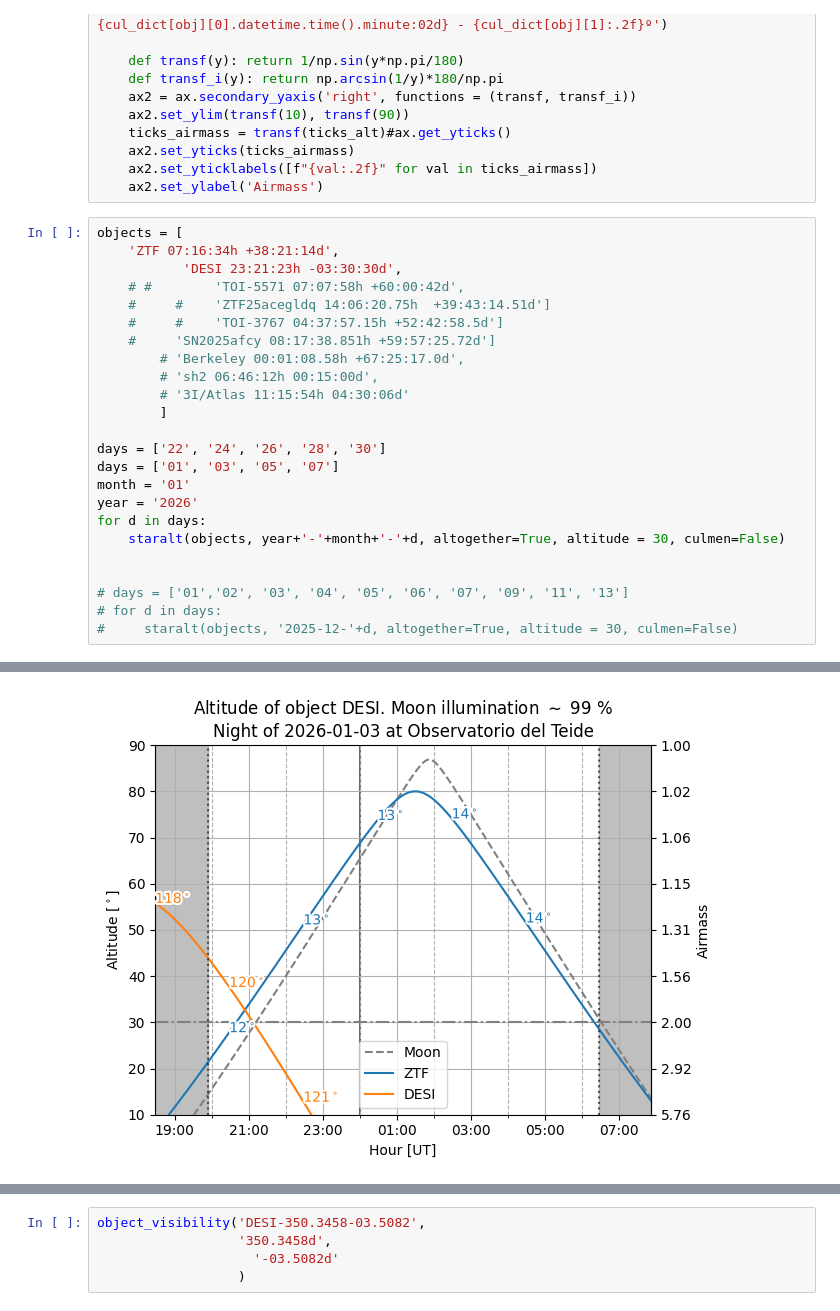
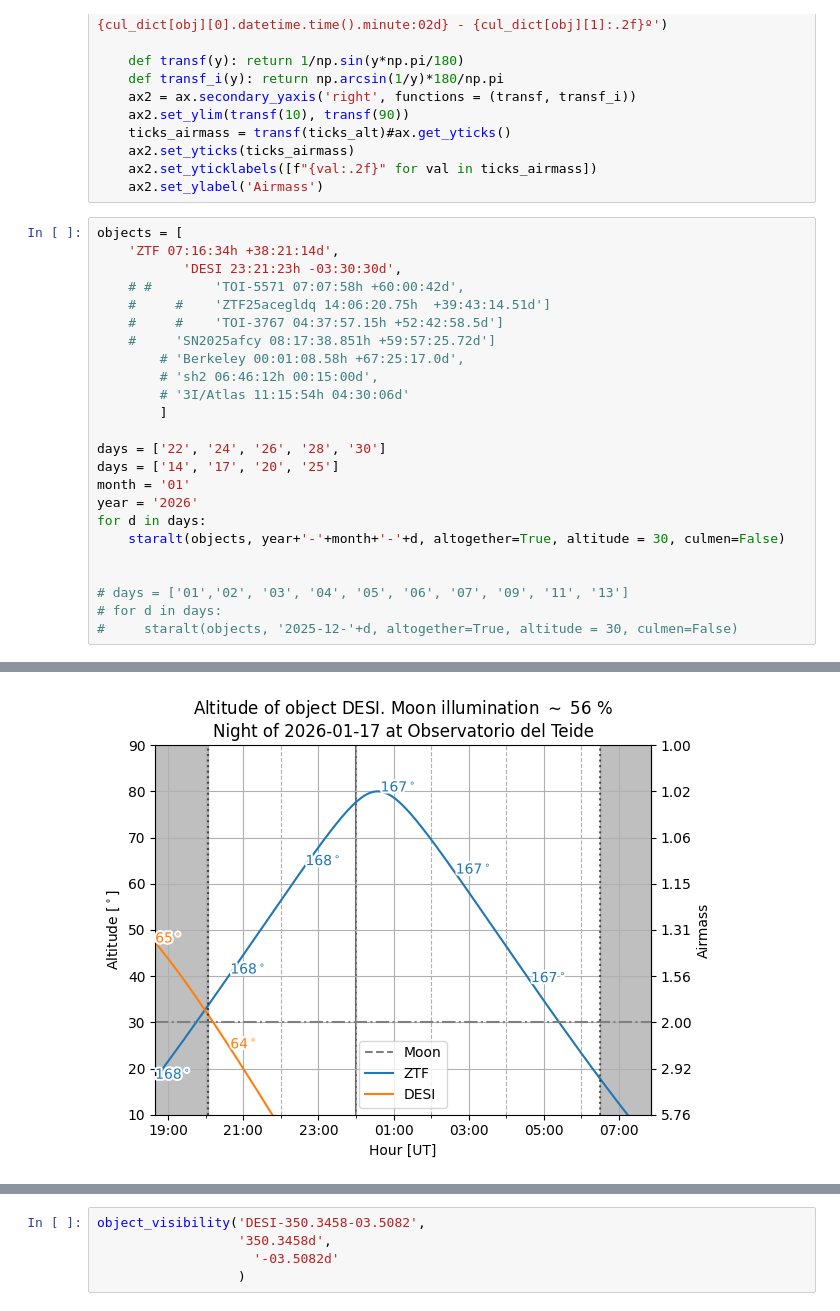
Before and after one commit to oscar-s-p/grav_lens, a Jupyter notebook: scripts/Object_visibility.ipynb, the cells around one changed output, grey strips where cells are left out. Cells and saved outputs as stored; diff of their text form.

```diff
--- a/scripts/Object_visibility.ipynb
+++ b/scripts/Object_visibility.ipynb
@@ -301,7 +301,7 @@ objects = [
         ]
 
 days = ['22', '24', '26', '28', '30']
-days = ['01', '03', '05', '07']
+days = ['14', '17', '20', '25']
 month = '01'
 year = '2026'
 for d in days:
@@ -333 +333 @@ Objects crossing specified altitude:  30
-[figure, old version]
+[figure, new version]
```
Also changed, not shown: parts of 1 cell of this notebook, 1 other file.
